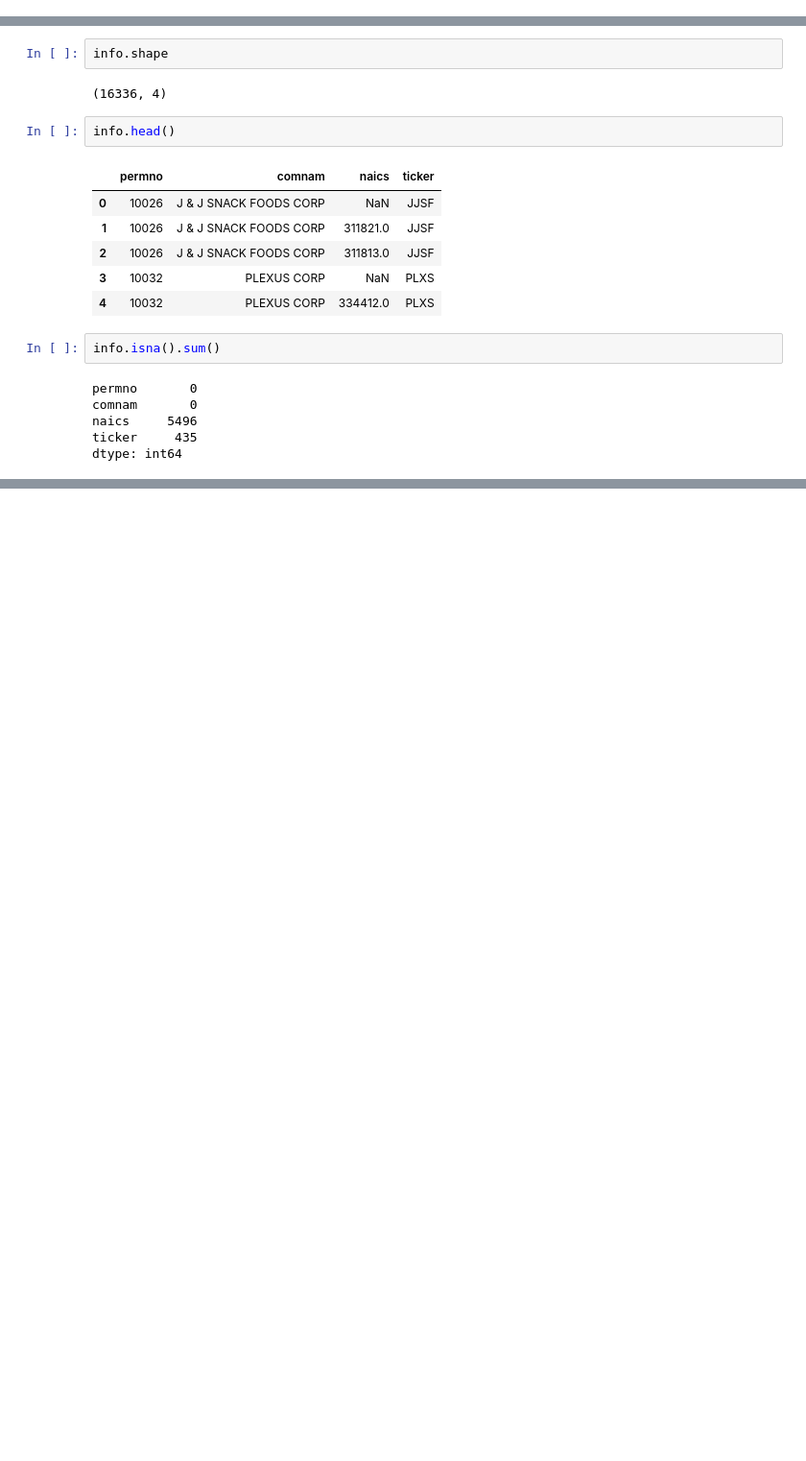
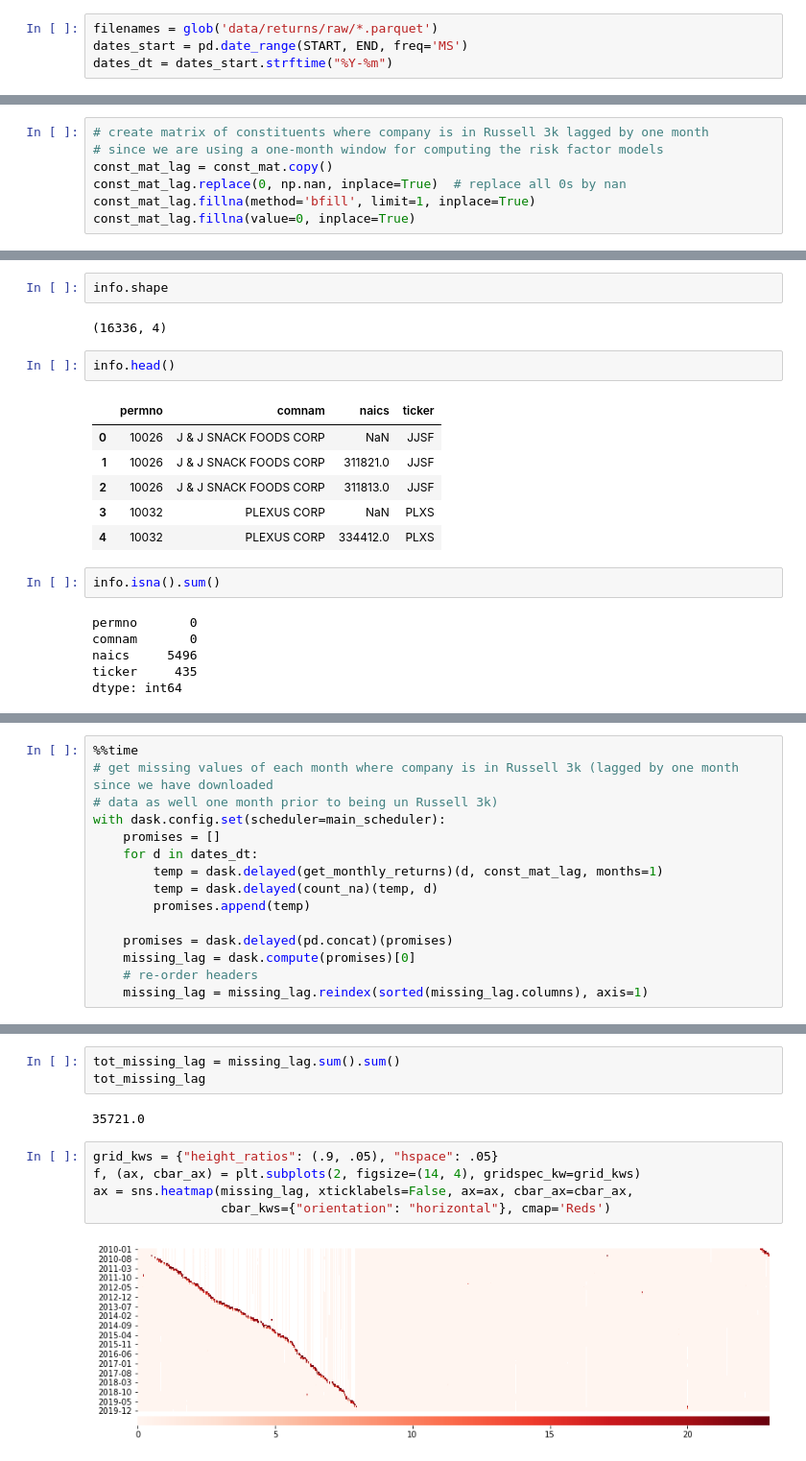
Before and after one commit to wvmrtn/fbd-project, a Jupyter notebook: eda.ipynb, the cells around one changed output, grey strips where cells are left out. Shown at 96% size. Cells and saved outputs as stored; diff of their text form; blank space fills up the shorter version.

```diff
--- a/eda.ipynb
+++ b/eda.ipynb
@@ -13,2 +18,6 @@ dask.config.set(scheduler='processes', num_workers=multiprocessing.cpu_count())
+# %%
+filenames = glob('data/returns/raw/*.parquet')
+dates_start = pd.date_range(START, END, freq='MS')
+dates_dt = dates_start.strftime("%Y-%m")
 # %% [markdown]
 # Data
@@ -21,0 +44,7 @@ const_mat.loc['2010-02']['10163']
+# %%
+# create matrix of constituents where company is in Russell 3k lagged by one month
+# since we are using a one-month window for computing the risk factor models
+const_mat_lag = const_mat.copy()
+const_mat_lag.replace(0, np.nan, inplace=True)  # replace all 0s by nan
+const_mat_lag.fillna(method='bfill', limit=1, inplace=True)
+const_mat_lag.fillna(value=0, inplace=True)
@@ -63,0 +125,15 @@ ArrowInvalid: Field named '10163' not found or not unique in the schema.
+# %%
+%%time
+# get missing values of each month where company is in Russell 3k (lagged by one month since we have downloaded
+# data as well one month prior to being un Russell 3k)
+with dask.config.set(scheduler=main_scheduler):
+    promises = []
+    for d in dates_dt:
+        temp = dask.delayed(get_monthly_returns)(d, const_mat_lag, months=1)
+        temp = dask.delayed(count_na)(temp, d)
+        promises.append(temp)
+
+    promises = dask.delayed(pd.concat)(promises)
+    missing_lag = dask.compute(promises)[0]
+    # re-order headers
+    missing_lag = missing_lag.reindex(sorted(missing_lag.columns), axis=1)
@@ -63,0 +143,12 @@ ArrowInvalid: Field named '10163' not found or not unique in the schema.
+# %%
+tot_missing_lag = missing_lag.sum().sum()
+tot_missing_lag
+# %% [output]
+35721.0
+# %%
+grid_kws = {"height_ratios": (.9, .05), "hspace": .05}
+f, (ax, cbar_ax) = plt.subplots(2, figsize=(14, 4), gridspec_kw=grid_kws)
+ax = sns.heatmap(missing_lag, xticklabels=False, ax=ax, cbar_ax=cbar_ax,
+                 cbar_kws={"orientation": "horizontal"}, cmap='Reds')
+# %% [output]
+[figure, added]
```
Also changed, not shown: parts of 32 cells of this notebook, 1 other file.
